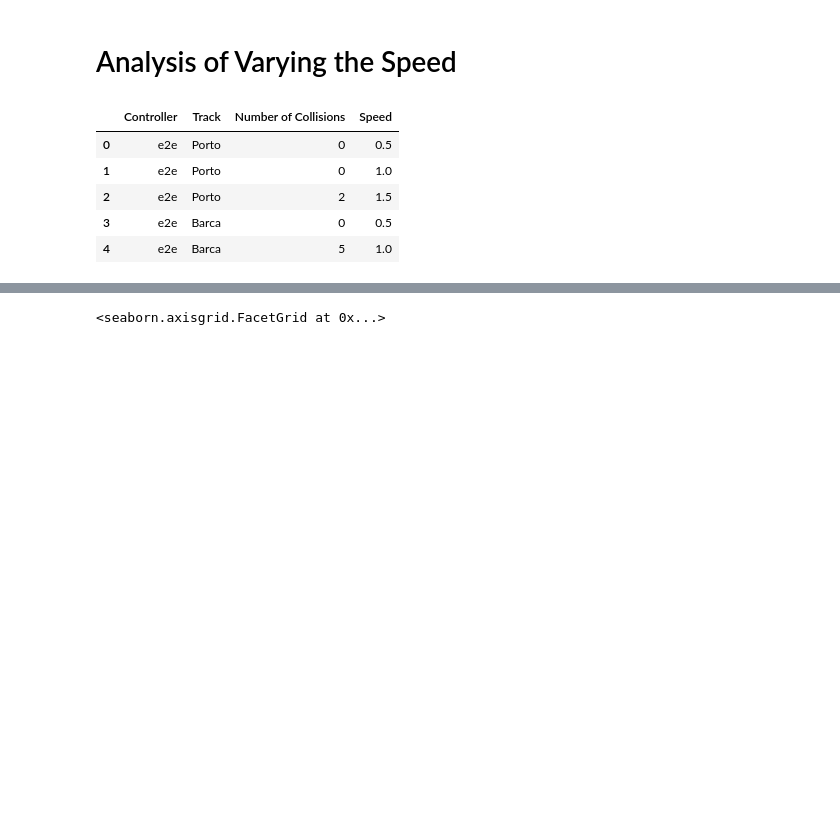
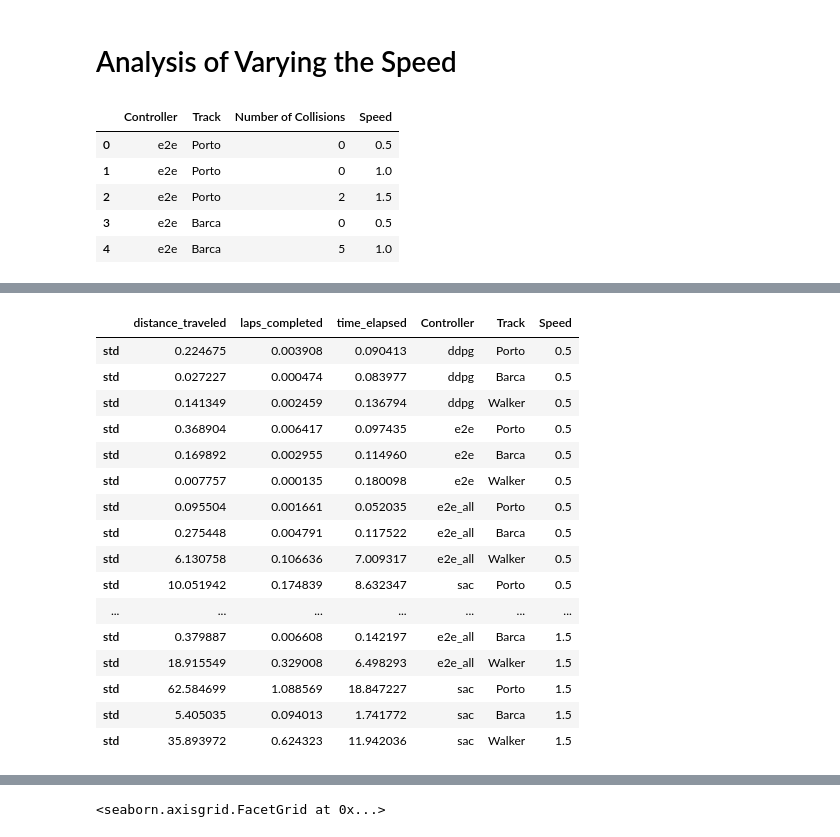
Before and after one commit to pmusau17/Platooning-F1Tenth, a Jupyter notebook: src/race/logs/AggregrateResultsPatrick.ipynb, the cells around one changed output, grey strips where cells are left out. Saved outputs shown, nothing was run; the diff lists cells and outputs as text; code cells hidden in the pictures; blank space fills up the shorter version.

```diff
--- a/src/race/logs/AggregrateResultsPatrick.ipynb
+++ b/src/race/logs/AggregrateResultsPatrick.ipynb
@@ -194,3 +264,24 @@ collisions.head()
+# %%
+test = pd.concat(progress_dfs).sort_values(by=['Speed','Controller'], ascending=True)
+test.loc[['std']]
+# %% [output]
+|  | distance_traveled | laps_completed | time_elapsed | Controller | Track | Speed |
+| std | 0.224675 | 0.003908 | 0.090413 | ddpg | Porto | 0.5 |
+| std | 0.027227 | 0.000474 | 0.083977 | ddpg | Barca | 0.5 |
+| std | 0.141349 | 0.002459 | 0.136794 | ddpg | Walker | 0.5 |
+| std | 0.368904 | 0.006417 | 0.097435 | e2e | Porto | 0.5 |
+| std | 0.169892 | 0.002955 | 0.114960 | e2e | Barca | 0.5 |
+| std | 0.007757 | 0.000135 | 0.180098 | e2e | Walker | 0.5 |
+| std | 0.095504 | 0.001661 | 0.052035 | e2e_all | Porto | 0.5 |
+| std | 0.275448 | 0.004791 | 0.117522 | e2e_all | Barca | 0.5 |
+| std | 6.130758 | 0.106636 | 7.009317 | e2e_all | Walker | 0.5 |
+| std | 10.051942 | 0.174839 | 8.632347 | sac | Porto | 0.5 |
+| ... | ... | ... | ... | ... | ... | ... |
+| std | 0.379887 | 0.006608 | 0.142197 | e2e_all | Barca | 1.5 |
+| std | 18.915549 | 0.329008 | 6.498293 | e2e_all | Walker | 1.5 |
+| std | 62.584699 | 1.088569 | 18.847227 | sac | Porto | 1.5 |
+| std | 5.405035 | 0.094013 | 1.741772 | sac | Barca | 1.5 |
+| std | 35.893972 | 0.624323 | 11.942036 | sac | Walker | 1.5 |
 # %%
 pd.concat(progress_dfs)
 # %% [output]
```
Also changed, not shown: parts of 13 cells of this notebook, 6 other files.
